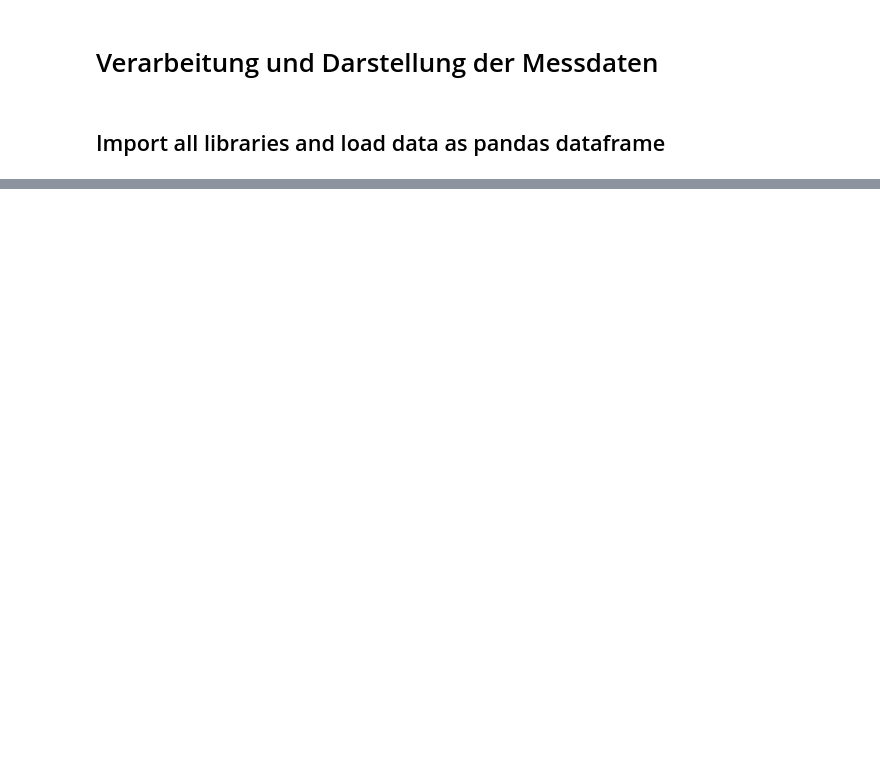
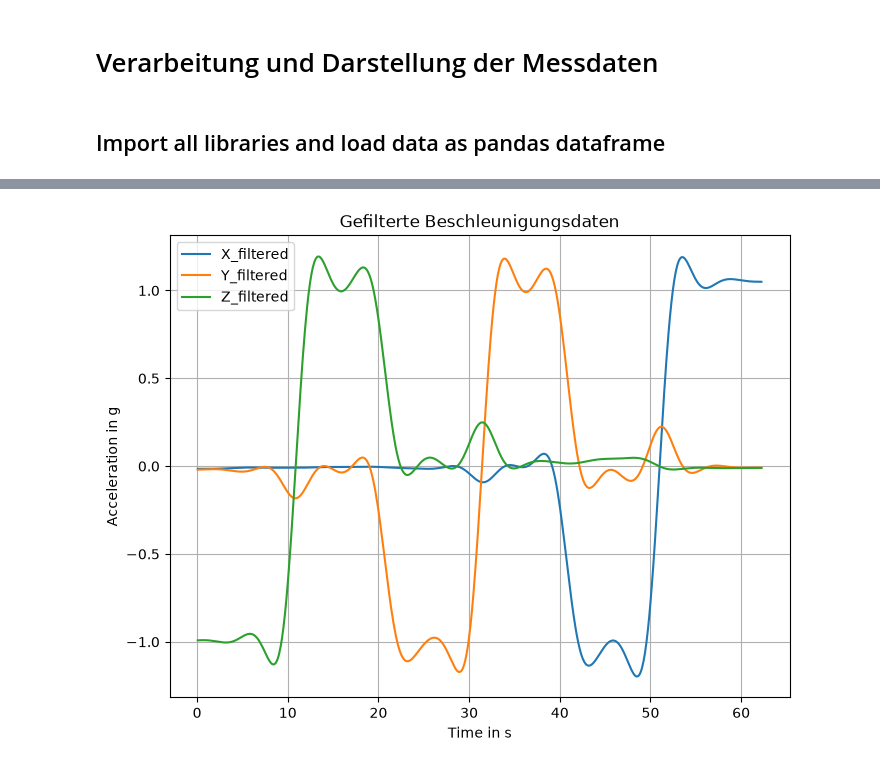
Before and after one commit to Julius4873/Biosignalverarbeitung, a Jupyter notebook: Lab1_Visualisierung_Messdaten.ipynb, the cells around one changed output, grey strips where cells are left out. Cells and saved outputs as stored; diff of their text form; code cells hidden in the pictures; blank space fills up the shorter version.

```diff
--- a/Lab1_Visualisierung_Messdaten.ipynb
+++ b/Lab1_Visualisierung_Messdaten.ipynb
@@ -58 +177,12 @@ def butter_bandpass_filter(signal, lowcut, fs, order):
     return y
+# %%
+lowcut = 0.5
+fs =12
+order = 4
+df = pd.read_csv(
+    "ACC_Data_Aufgabe1.6_2g.12.txt",
+    sep=r"\s+",
+    header=None,
+    names=["X", "Y", "Z", "Time"]
+)
+signal_neu = butter_bandpass_filter(df[["X", "Y", "Z"]], lowcut, fs, order)
@@ -58,0 +191,70 @@ def butter_bandpass_filter(signal, lowcut, fs, order):
+# %%
+import numpy as np
+import pandas as pd
+import matplotlib.pyplot as plt
+from scipy import signal as sci
+
+
+df = pd.read_csv(
+    "ACC_Data_Aufgabe1.6_2g.12.txt",
+    sep=r"\s+",
+    header=None,
+    names=["Time", "X", "Y", "Z",]
+)
+
+# Sicherstellen, dass alle Werte numerisch sind
+columns = ["Time", "X", "Y", "Z"]
+df[columns] = df[columns].apply(pd.to_numeric, errors="coerce")
+df = df.dropna(subset=columns)
+
+# Millisekunden in Sekunden umrechnen
+df["Time"] = df["Time"] / 1000
+df[["X", "Y", "Z"]] = df[["X", "Y", "Z"]] / 1000
+
+
+def butter_lowpass_filter(data, cutoff, fs, order=4):
+    cutoff = float(cutoff)
+    fs = float(fs)
+    order = int(order)
+
+    # Numerisch stabile SOS-Filterdarstellung
+    sos = sci.butter(
+        order,
+        cutoff,
+        btype="lowpass",
+        fs=fs,
+        output="sos"
+    )
+
+    return sci.sosfiltfilt(
+        sos,
+        np.asarray(data, dtype=float),
+        axis=0
+    )
+
+
+cutoff = 0.2
+fs = 12.66
+order = 4
+
+df[["X_filtered", "Y_filtered", "Z_filtered"]] = (
+    butter_lowpass_filter(
+        df[["X", "Y", "Z"]],
+        cutoff,
+        fs,
+        order
+    )
+)
+df.plot(
+    x="Time",
+    y=["X_filtered", "Y_filtered", "Z_filtered"],
+    xlabel="Time in s",
+    ylabel="Acceleration in g",
+    title="Gefilterte Beschleunigungsdaten",
+    figsize=(8, 6),
+    grid=True
+)
+
+plt.show()
+# %% [output]
+[figure, added]
```
Also changed, not shown: parts of 7 cells of this notebook, 9 other files.
